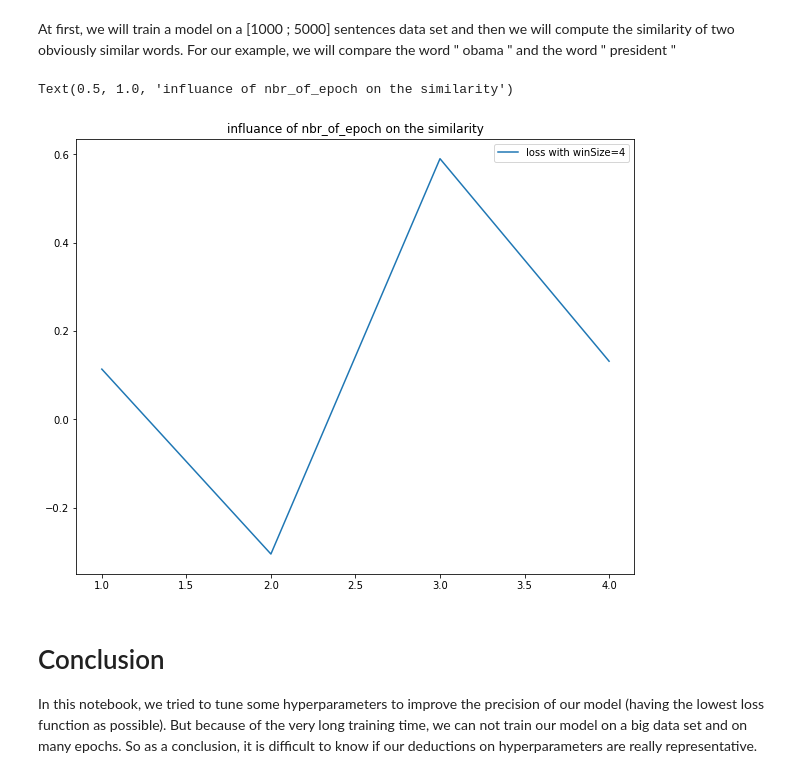
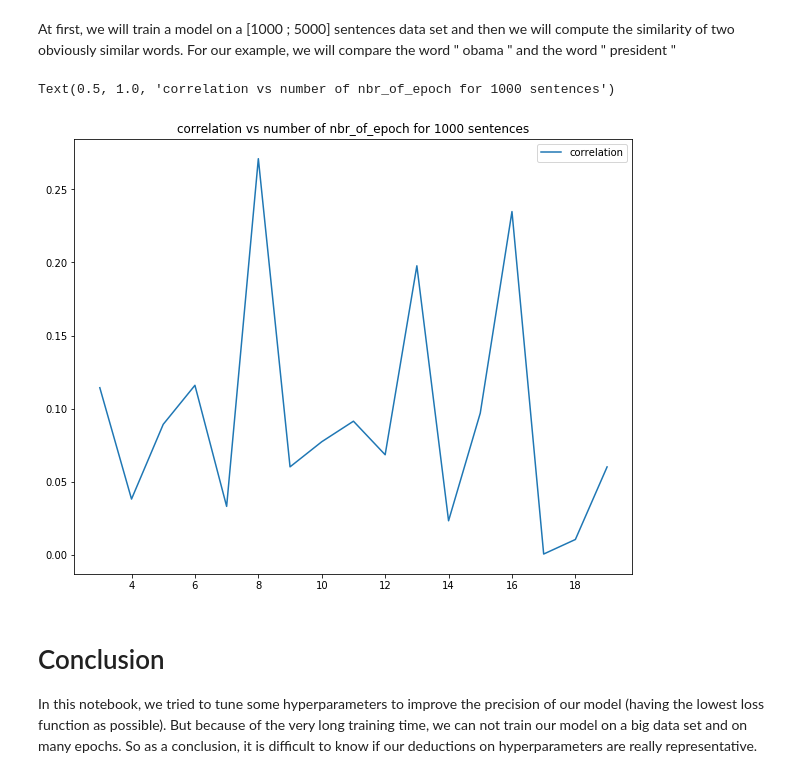
Before and after one commit to AntoineGuiot/NLP_skip_gram, a Jupyter notebook: experiment_skip_gram.ipynb, the cells around one changed output. Cells and saved outputs as stored; diff of their text form; code cells hidden in the pictures.

```diff
--- a/experiment_skip_gram.ipynb
+++ b/experiment_skip_gram.ipynb
@@ -142,18 +142,18 @@ At first, we will train a model on a [1000 ; 5000] sentences data set and then w
 # %%
 plt.figure(figsize=(10,8))
 l=[]
-for i in range(1,5):
-    nbr_sentence = 1000*(i+1)
-    sg =SkipGram(sentences[0:nbr_sentence], winSize=2)
-    sg.train(4)
-    l.append(sg.similarity('obama', 'president'))
-nbr_of_epoch = [1,2,3,4]
-plt.plot(nbr_of_epoch,l,label= f'loss with winSize={i}')
+sg =SkipGram(sentences[0:nbr_sentence], winSize=2)
+for i in range(3,20):
+    nbr_sentence = 2000
+    sg.train(1)
+    l.append(np.abs(sg.compute_score()))
+nbr_of_epoch = np.arange(3,20)
+plt.plot(nbr_of_epoch,l,label= f'correlation')
 plt.legend()
-plt.title('influance of nbr_of_epoch on the similarity')
+plt.title('correlation vs number of nbr_of_epoch for 1000 sentences')
 # %% [output]
-Text(0.5, 1.0, 'influance of nbr_of_epoch on the similarity')
+Text(0.5, 1.0, 'correlation vs number of nbr_of_epoch for 1000 sentences')
-[figure, old version]
+[figure, new version]
 # %% [markdown]
 # Conclusion
 In this notebook, we tried to tune some hyperparameters to improve the precision of our model (having the lowest loss function as possible). But because of the very long training time, we can not train our model on a big data set and on many epochs. So as a conclusion, it is difficult to know if our deductions on hyperparameters are really representative.
```
Also changed, not shown: parts of 1 cell of this notebook.
